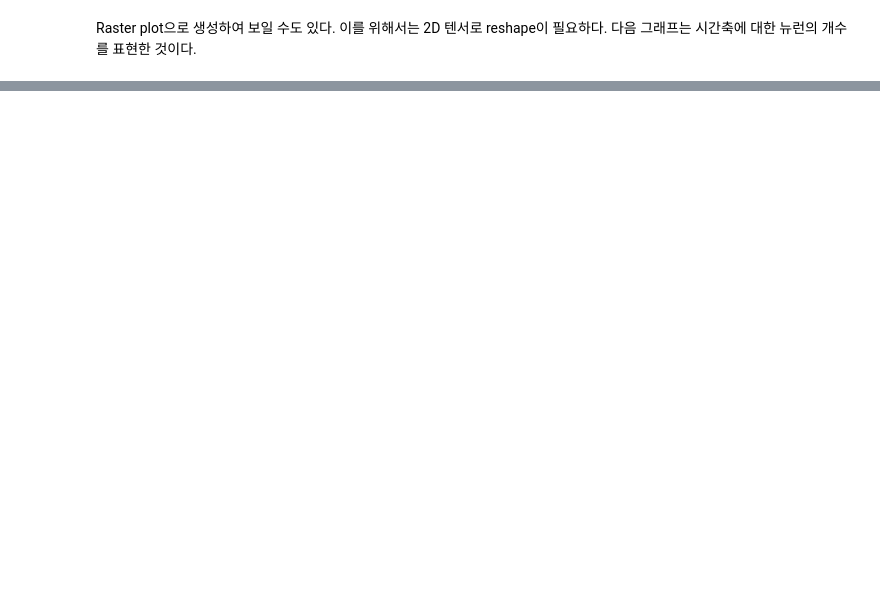
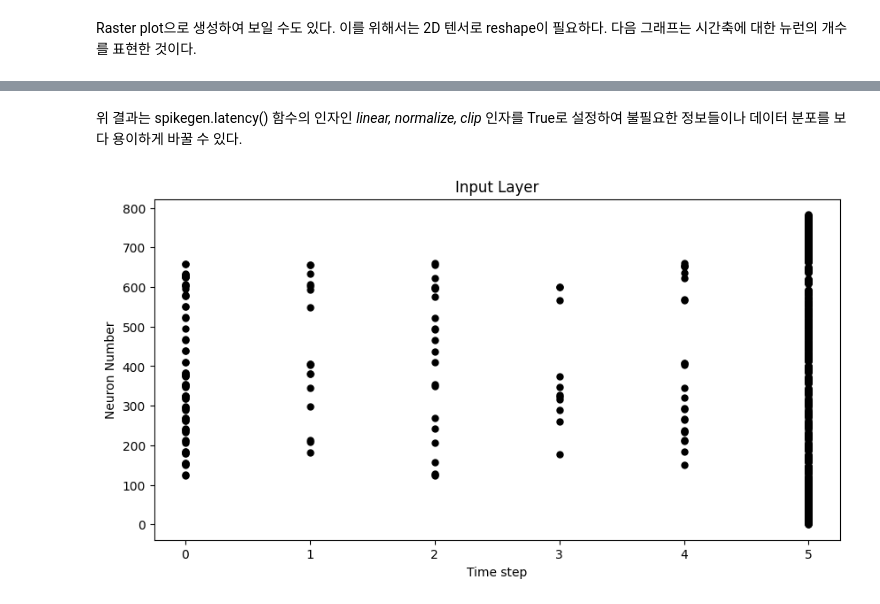
Before and after one commit to msjun23/SNN-Torch-Practice, a Jupyter notebook: Tutorial/SpikeEncoding.ipynb, the cells around one changed output, grey strips where cells are left out. Drawn from its saved outputs; the diff is of its cells as text; code cells hidden in the pictures; blank space fills up the shorter version.

```diff
--- a/Tutorial/SpikeEncoding.ipynb
+++ b/Tutorial/SpikeEncoding.ipynb
@@ -182,0 +231,14 @@ plt.show()
+# %% [markdown]
+위 결과는 spikegen.latency() 함수의 인자인 *linear, normalize, clip* 인자를 True로 설정하여 불필요한 정보들이나 데이터 분포를 보다 용이하게 바꿀 수 있다.
+# %%
+spike_data = spikegen.latency(data_it, num_steps=100, tau=5, threshold=0.01, linear=True)
+
+fig = plt.figure(facecolor="w", figsize=(10, 5))
+ax = fig.add_subplot(111)
+splt.raster(spike_data[:, 0].view(num_steps, -1), ax, s=25, c="black")
+plt.title("Input Layer")
+plt.xlabel("Time step")
+plt.ylabel("Neuron Number")
+plt.show()
+# %% [output]
+[figure, added]
```
Also changed, not shown: parts of 15 cells of this notebook, 3 other files.
